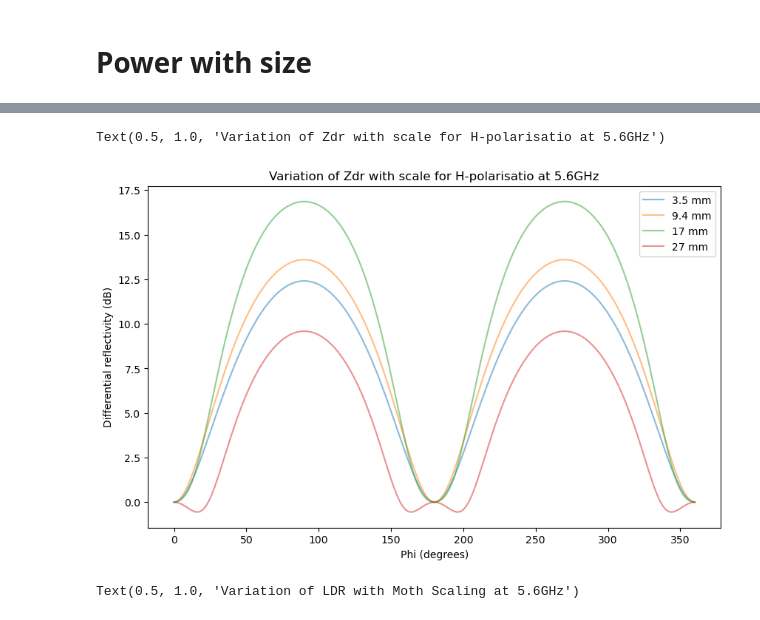
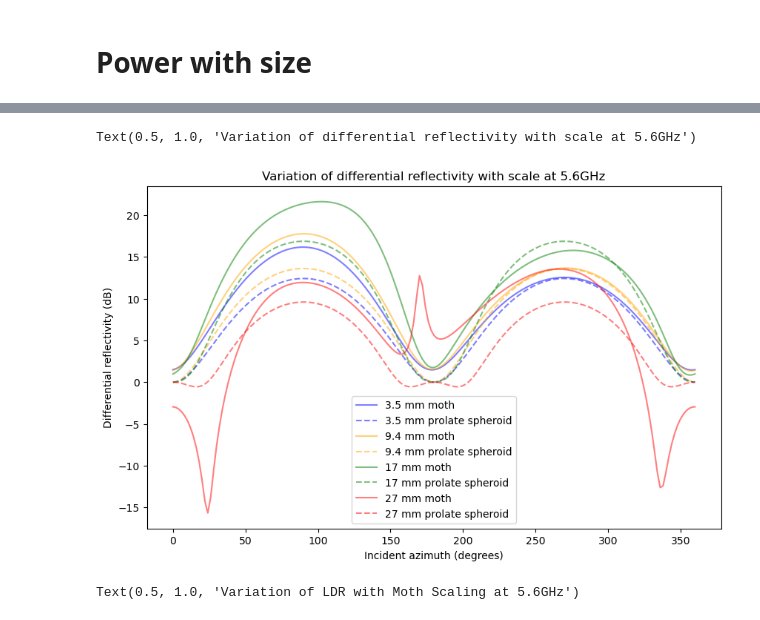
Before and after one commit to TommyMatthews/WIPL-python-analysis, a Jupyter notebook: End_of_Bernard_phase_one/size_analysis_ellipsoid_p0.ipynb, the cells around one changed output, grey strips where cells are left out. Drawn from its saved outputs; the diff is of its cells as text; code cells hidden in the pictures.

```diff
--- a/End_of_Bernard_phase_one/size_analysis_ellipsoid_p0.ipynb
+++ b/End_of_Bernard_phase_one/size_analysis_ellipsoid_p0.ipynb
@@ -113,14 +113,14 @@ for scale, length in zip(['0206', '0553', '1000', '1588'], [3.5, 9.4, 17, 27]):
     power_ellipsoid = get_horizontal_returned_power(df_ellipsoid)
 
     #Zdr_full = 10*np.log10(power_bernard_full/power_ellipsoid)
-    plt.plot(df_bernard['phi'], power_ellipsoid/power_ellipsoid.mean(), label=f'{length} mm', linestyle = '-', color=colour)
-    #plt.plot(df_ellipsoid['phi'], power_ellipsoid/power_ellipsoid.mean(), label=f'{length} mm', linestyle = '--', color=colour)
+    plt.plot(df_bernard['phi'], power_bernard_full/power_bernard_full.mean(), label=f'{length} mm moth', linestyle = '-', color=colour)
+    plt.plot(df_ellipsoid['phi'], power_ellipsoid/power_ellipsoid.mean(), label=f'{length} mm prolate spheroid', linestyle = '--', color=colour)
 
 
 fig = plt.gcf()
 fig.set_size_inches(10, 6)
 plt.legend()
-plt.xlabel('Phi (degrees)')
+plt.xlabel('Incident azimuth (degrees)')
 plt.ylabel('Scattered power/mean scattered power')
-plt.title(f'Variation of normalised HH scattered power with Moth Scaling for {pol} polarisation at 5.6GHz')
+plt.title(f'Variation of normalised HH scattered power with moth scaling for {pol} polarisation at 5.6GHz')
 # %% [output]
@@ -141,14 +141,14 @@ for scale, length in zip(['0206', '0553', '1000', '1588'], [3.5, 9.4, 17, 27]):
     power_ellipsoid = get_vertical_returned_power(df_ellipsoid)
 
     #Zdr_full = 10*np.log10(power_bernard_full/power_ellipsoid)
-    plt.plot(df_bernard['phi'], power_ellipsoid/power_ellipsoid.mean(), label=f'{length} mm', linestyle = '-', color=colour)
-    #plt.plot(df_ellipsoid['phi'], power_ellipsoid/power_ellipsoid.mean(), label=f'{length} mm', linestyle = '--', color=colour)
+    plt.plot(df_bernard['phi'], power_bernard_full/power_bernard_full.mean(), label=f'{length} mm moth', linestyle = '-', color=colour)
+    plt.plot(df_ellipsoid['phi'], power_ellipsoid/power_ellipsoid.mean(), label=f'{length} mm prolate spheroid', linestyle = '--', color=colour)
 
 
 fig = plt.gcf()
 fig.set_size_inches(10, 6)
 plt.legend()
-plt.xlabel('Phi (degrees)')
+plt.xlabel('Incident azimuth (degrees)')
 plt.ylabel('Scattered power/mean scattered power')
-plt.title(f'Variation of normalised VV scattered power channel with Moth Scaling for {pol} polarisation at 5.6GHz')
+plt.title(f'Variation of normalised VV scattered power channel with moth scaling for {pol} polarisation at 5.6GHz')
 # %% [output]
@@ -157,23 +157,28 @@ Text(0.5, 1.0, 'Variation of normalised VV scattered power channel with Moth Sca
 # %%
 pol = 'H'
 
-
+counter = 0
 for scale, length in zip(['0206', '0553', '1000', '1588'], [3.5, 9.4, 17, 27]):
+    colour = colours[counter]
+    counter += 1
+    dp_moth = DualPol(results_dict['H'][scale], results_dict['V'][scale], read_from_df=True)
+    dp_moth._calculate_differential_reflectivity()
     dp = DualPol(ellipsoid_results_dict['H'][scale], ellipsoid_results_dict['V'][scale], read_from_df=True)
     dp._calculate_differential_reflectivity()
 
-    plt.plot(df_bernard['phi'], dp.differential_reflectivity, label=f'{length} mm', linestyle = '-', alpha=0.5)
+    plt.plot(df_bernard['phi'], dp_moth.differential_reflectivity, label=f'{length} mm moth', linestyle = '-', alpha=0.5, color=colour)
+    plt.plot(df_bernard['phi'], dp.differential_reflectivity, label=f'{length} mm prolate spheroid', linestyle = '--', alpha=0.5, color=colour)
 
 
 fig = plt.gcf()
 fig.set_size_inches(10, 6)
 plt.legend()
-plt.xlabel('Phi (degrees)')
+plt.xlabel('Incident azimuth (degrees)')
 plt.ylabel('Differential reflectivity (dB)')
-plt.title(f'Variation of Zdr with scale for {pol}-polarisatio at 5.6GHz')
+plt.title(f'Variation of differential reflectivity with scale at 5.6GHz')
 # %% [output]
-Text(0.5, 1.0, 'Variation of Zdr with scale for H-polarisatio at 5.6GHz')
+Text(0.5, 1.0, 'Variation of differential reflectivity with scale at 5.6GHz')
-[figure, old version]
+[figure, new version]
 # %%
 pol = 'H'
 
```
Also changed, not shown: parts of 3 cells of this notebook, 12 other files.
